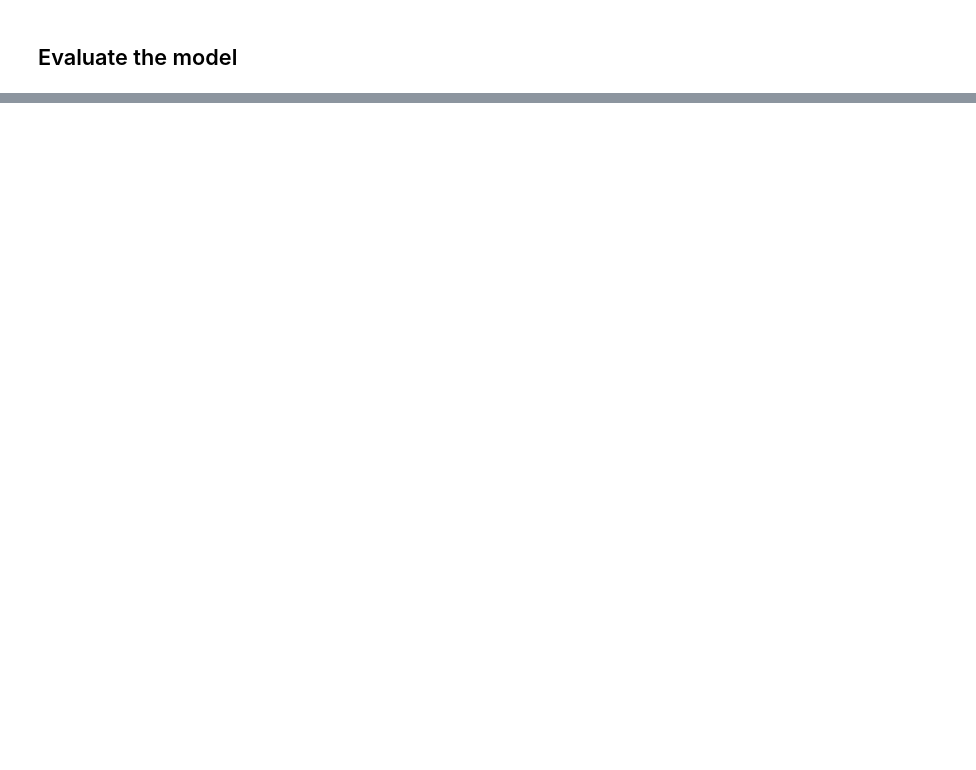
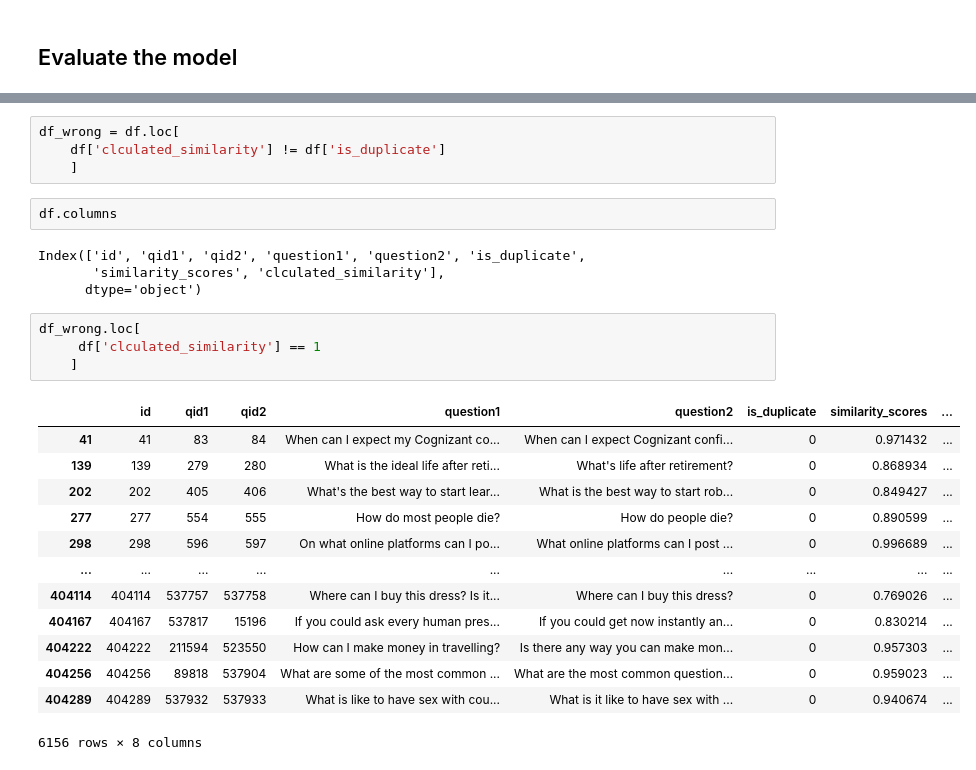
Before and after one commit to aneeshcheriank/schema_matcher, a Jupyter notebook: notebooks/S_BERT.ipynb, the cells around one changed output, grey strips where cells are left out. Saved outputs shown, nothing was run; the diff lists cells and outputs as text; blank space fills up the shorter version.

```diff
--- a/notebooks/S_BERT.ipynb
+++ b/notebooks/S_BERT.ipynb
@@ -450,0 +444,28 @@ Log Loss: 1.8758675974187193
+# %%
+df_wrong = df.loc[
+    df['clculated_similarity'] != df['is_duplicate']
+    ]
+# %%
+df.columns
+# %% [output]
+Index(['id', 'qid1', 'qid2', 'question1', 'question2', 'is_duplicate',
+       'similarity_scores', 'clculated_similarity'],
+      dtype='object')
+# %%
+df_wrong.loc[
+     df['clculated_similarity'] == 1
+    ]
+# %% [output]
+|  | id | qid1 | qid2 | question1 | question2 | is_duplicate | similarity_scores | ... |
+| 41 | 41 | 83 | 84 | When can I expect my Cognizant co... | When can I expect Cognizant confi... | 0 | 0.971432 | ... |
+| 139 | 139 | 279 | 280 | What is the ideal life after reti... | What's life after retirement? | 0 | 0.868934 | ... |
+| 202 | 202 | 405 | 406 | What's the best way to start lear... | What is the best way to start rob... | 0 | 0.849427 | ... |
+| 277 | 277 | 554 | 555 | How do most people die? | How do people die? | 0 | 0.890599 | ... |
+| 298 | 298 | 596 | 597 | On what online platforms can I po... | What online platforms can I post ... | 0 | 0.996689 | ... |
+| ... | ... | ... | ... | ... | ... | ... | ... | ... |
+| 404114 | 404114 | 537757 | 537758 | Where can I buy this dress? Is it... | Where can I buy this dress? | 0 | 0.769026 | ... |
+| 404167 | 404167 | 537817 | 15196 | If you could ask every human pres... | If you could get now instantly an... | 0 | 0.830214 | ... |
+| 404222 | 404222 | 211594 | 523550 | How can I make money in travelling? | Is there any way you can make mon... | 0 | 0.957303 | ... |
+| 404256 | 404256 | 89818 | 537904 | What are some of the most common ... | What are the most common question... | 0 | 0.959023 | ... |
+| 404289 | 404289 | 537932 | 537933 | What is like to have sex with cou... | What is it like to have sex with ... | 0 | 0.940674 | ... |
+6156 rows × 8 columns
```
Also changed, not shown: parts of 10 cells of this notebook, 1 other file.
